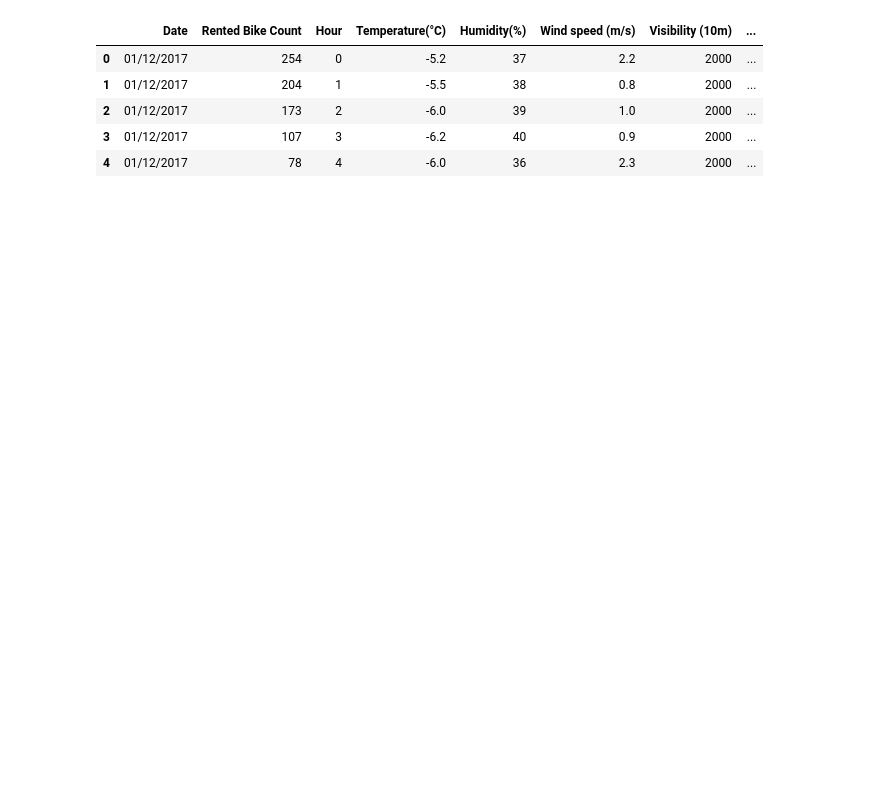
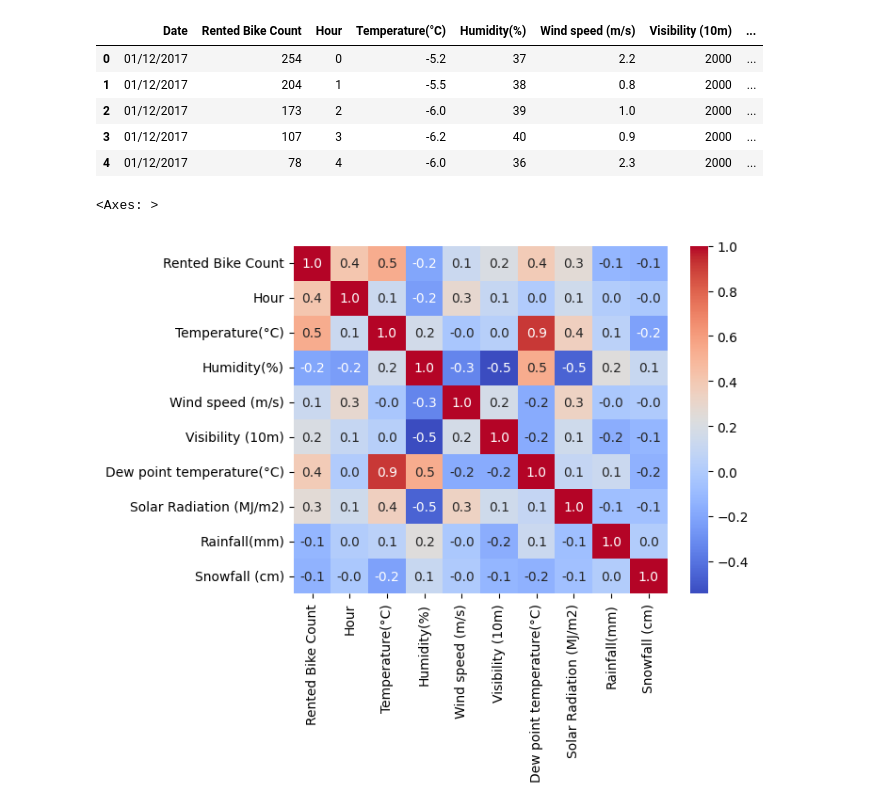
Before and after one commit to QaziSaim/Bike-Rental-Demand-Prediction-, a Jupyter notebook: notebook/EDA.ipynb, the cells around one changed output. Drawn from its saved outputs; the diff is of its cells as text; code cells hidden in the pictures; blank space fills up the shorter version.

```diff
--- a/notebook/EDA.ipynb
+++ b/notebook/EDA.ipynb
@@ -20,3 +20,8 @@ data.head()
 | 2 | 01/12/2017 | 173 | 2 | -6.0 | 39 | 1.0 | 2000 | ... |
 | 3 | 01/12/2017 | 107 | 3 | -6.2 | 40 | 0.9 | 2000 | ... |
 | 4 | 01/12/2017 | 78 | 4 | -6.0 | 36 | 2.3 | 2000 | ... |
+# %%
+sns.heatmap(data.corr(numeric_only=True),annot=True,fmt=".1f",cmap='coolwarm')
+# %% [output]
+<Axes: >
+[figure, added]
```
Also changed, not shown: parts of 8 cells of this notebook, 1 other file.
